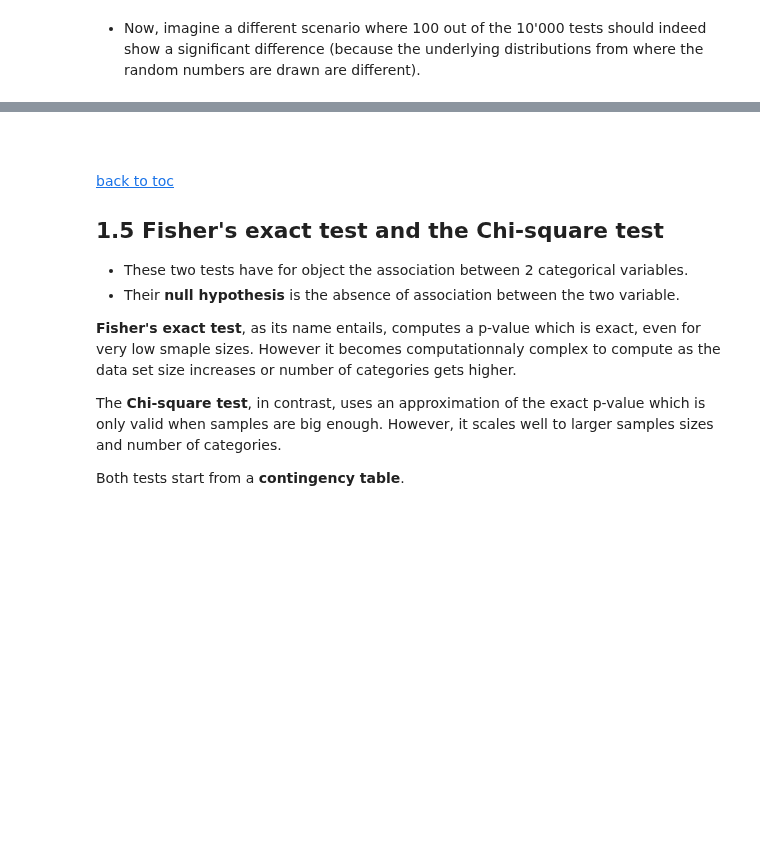
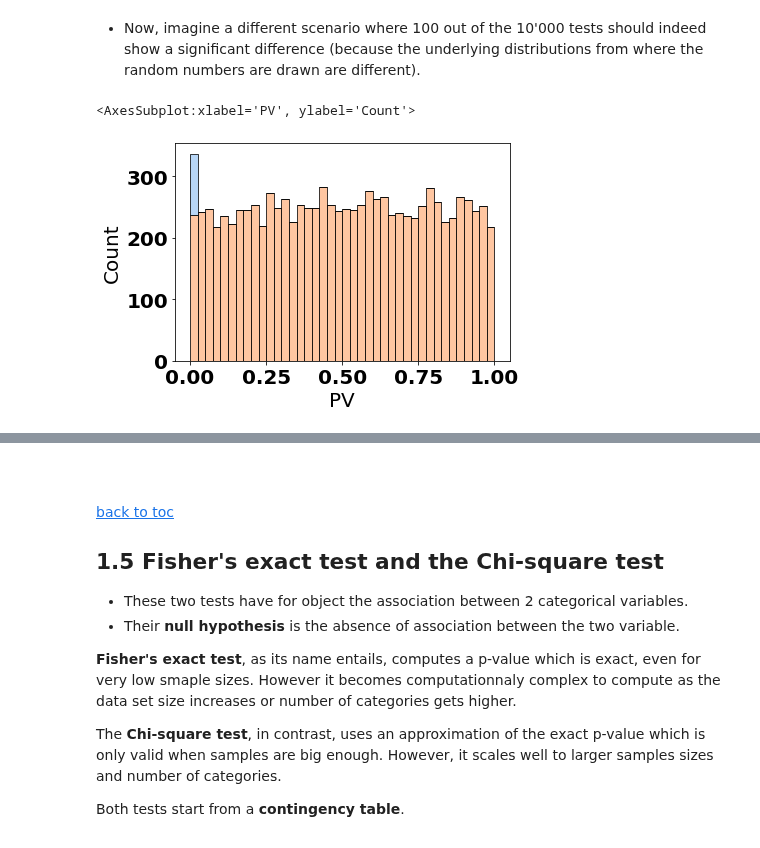
Before and after one commit to sib-swiss/intermediate-python-training, a Jupyter notebook: course1/03_statistics_with_python.ipynb, the cells around one changed output, grey strips where cells are left out. Cells and saved outputs as stored; diff of their text form; code cells hidden in the pictures; blank space fills up the shorter version.

```diff
--- a/course1/03_statistics_with_python.ipynb
+++ b/course1/03_statistics_with_python.ipynb
@@ -445,6 +508,13 @@ from statsmodels.stats.multitest import multipletests
 
 rejected, fwers, alphacSidak, alphacBonf = multipletests(pvals, alpha=0.05, method='bonferroni')
 rejected, fdrs, alphacSidak, alphacBonf = multipletests(pvals, alpha=0.05, method='fdr_bh')
+# %%
+_df = pd.DataFrame({"PV":pvals,"D":N*[1] + 100*[0] })
+sns.histplot(data=_df , x="PV", hue="D", palette='pastel',
+             multiple='stack', binwidth=0.025, legend=False)
+# %% [output]
+<AxesSubplot:xlabel='PV', ylabel='Count'>
+[figure, added]
 # %%
 print('Number of significant tests:')
 print('p-value:' , sum(pvals<0.05) )
```
Also changed, not shown: parts of 42 cells of this notebook.
